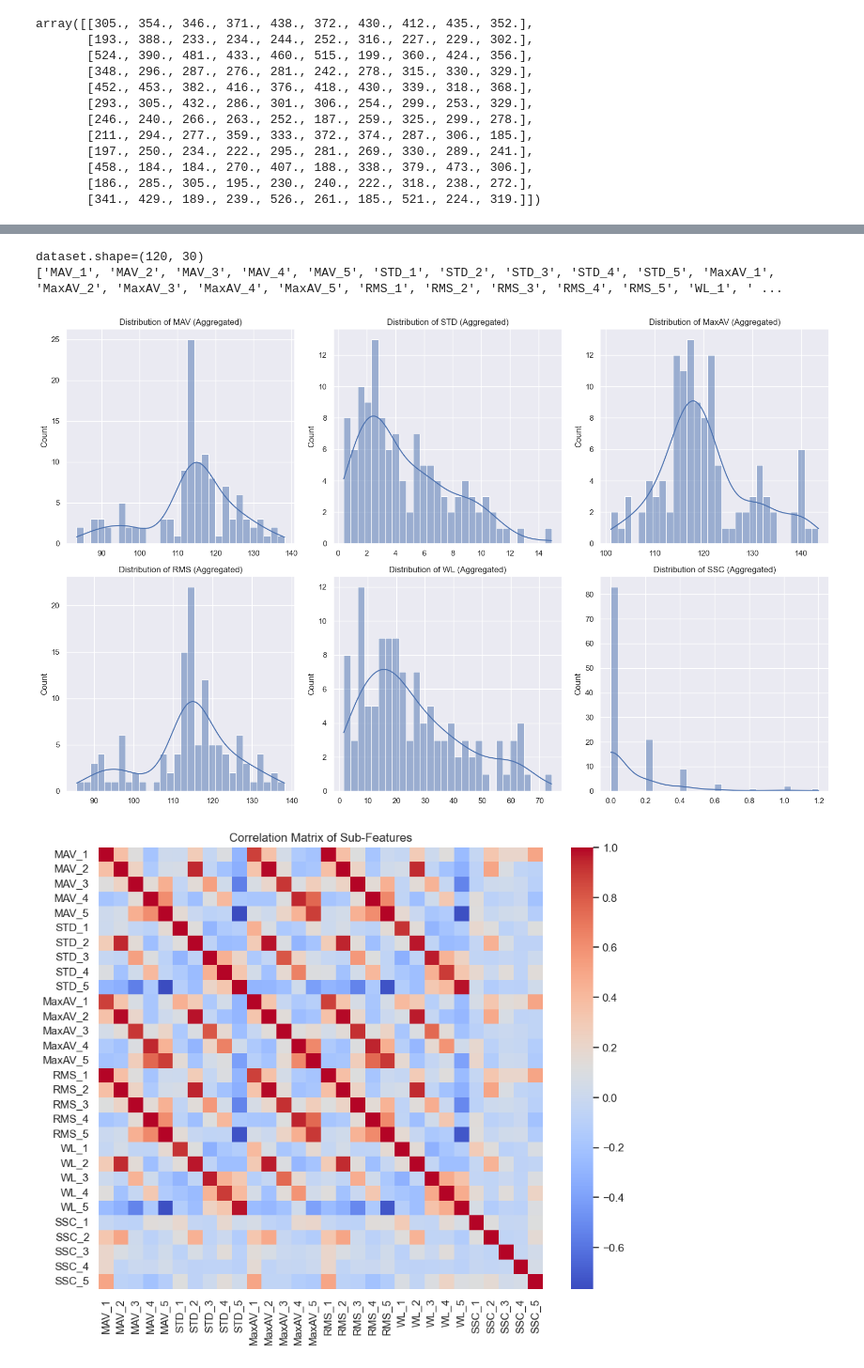
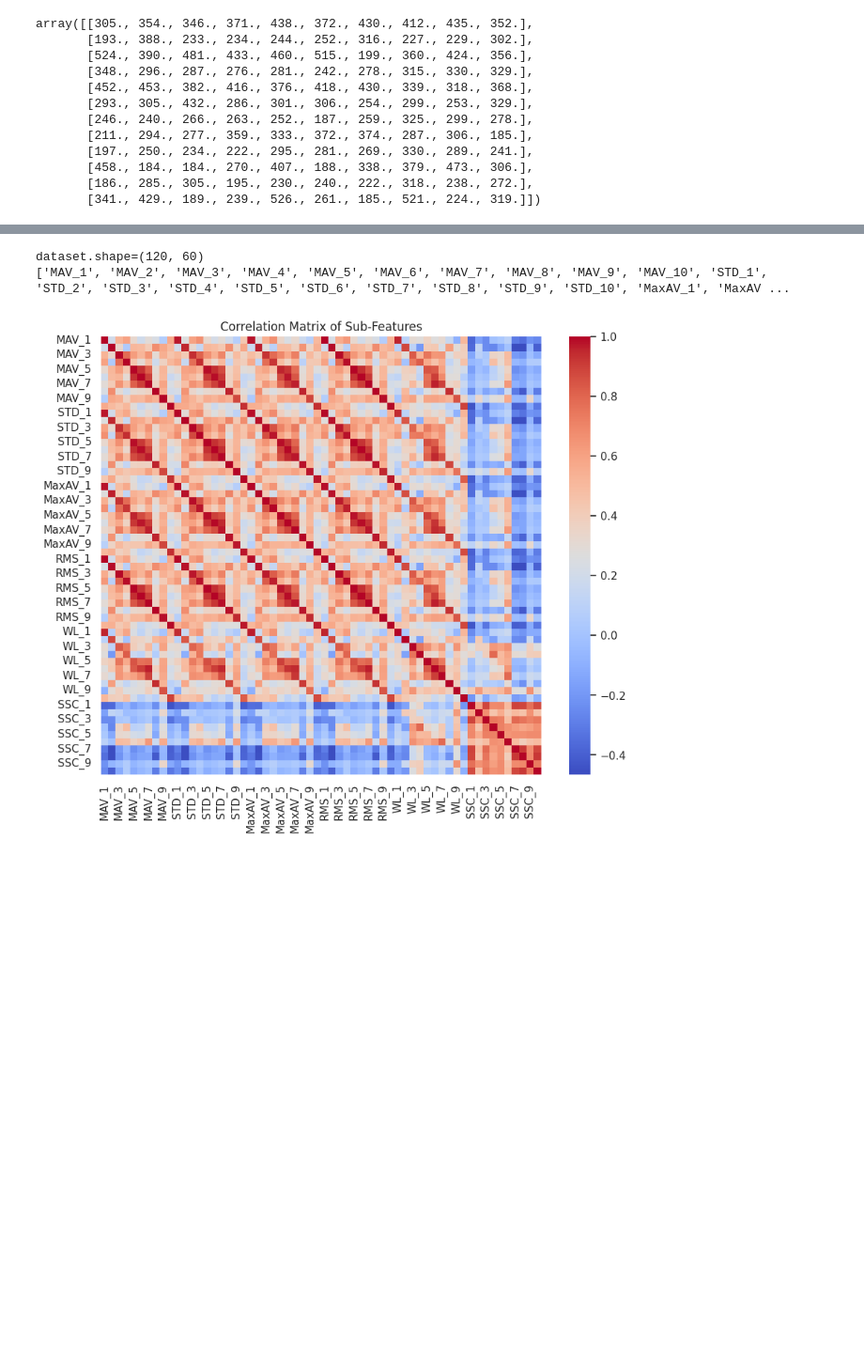
Before and after one commit to YuanshengZhou309/NSSP_Project2, a Jupyter notebook: Miniproject2-Part3.ipynb, the cells around one changed output, grey strips where cells are left out. Shown at 94% size. Saved outputs shown, nothing was run; the diff lists cells and outputs as text; code cells hidden in the pictures; blank space fills up the shorter version.

```diff
--- a/Miniproject2-Part3.ipynb
+++ b/Miniproject2-Part3.ipynb
@@ -288,6 +178,5 @@ def build_dataset_from_ninapro(emg, stimulus, repetition, features=None):
 # %%
 # Define the features
-
 # Mean absolute value (MAV)
 mav = lambda x: np.mean(np.abs(x), axis=0)
 # Standard Deviation (STD)
@@ -301,16 +190,5 @@ wl = lambda x: np.sum(np.abs(np.diff(x, axis=0)), axis=0)
 # Slope sign changes (SSC)
 ssc = lambda x: np.sum((np.diff(x, axis=0)[:-1, :] * np.diff(x, axis=0)[1:, :]) < 0, axis=0)
 
-#Feel free to add more features, e.g. frequency domain features. (See https://doi.org/10.3390/s19204596 and https://doi.org/10.1088/0967-3334/24/2/307)
-
-
-dataset, labels = build_dataset_from_ninapro(
-    emg=emg,
-    stimulus=stimulus,
-    repetition=repetition,
-    features=[mav, std, maxav, rms, wl, ssc]
-    # features=[maxav]
-)
-
-print(f"dataset dimension: {dataset.shape}")
-print(f"labels dimension: {labels.shape}")
+window_width = 400  # 200 ms window
+sliding_step = 100  # 50 ms step
@@ -334,44 +242,43 @@ labels dimension: (120,)
 # %%
 import matplotlib.pyplot as plt
 import seaborn as sns
 import numpy as np
 import pandas as pd
 
 # Assuming `dataset` and `labels` are already built
 feature_names = ["MAV", "STD", "MaxAV", "RMS", "WL", "SSC"]
-expanded_feature_names = [f"{feature}_{i+1}" for feature in feature_names for i in range(5)]
+expanded_feature_names = [f"{feature}_{i+1}" for feature in feature_names for i in range(10)]
 
 # Convert dataset into a DataFrame for easy manipulation and visualization
 print(f'dataset.shape={dataset.shape}')
 print(expanded_feature_names)
 df = pd.DataFrame(dataset, columns=expanded_feature_names)
 df['Label'] = labels
 
-# 1. Distribution of each main feature (aggregate across sub-features)
-plt.figure(figsize=(16, 10))
-for i, feature in enumerate(feature_names):
-    sub_features = [f"{feature}_{j+1}" for j in range(5)]
-    aggregated_values = df[sub_features].mean(axis=1)  # Aggregate sub-feature values
-    plt.subplot(2, 3, i + 1)
-    sns.histplot(aggregated_values, kde=True, bins=30)
-    plt.title(f'Distribution of {feature} (Aggregated)')
-plt.tight_layout()
-plt.show()
+# # 1. Distribution of each main feature (aggregate across sub-features)
+# plt.figure(figsize=(16, 10))
+# for i, feature in enumerate(feature_names):
+#     sub_features = [f"{feature}_{j+1}" for j in range(5)]
+#     aggregated_values = df[sub_features].mean(axis=1)  # Aggregate sub-feature values
+#     plt.subplot(2, 3, i + 1)
+#     sns.histplot(aggregated_values, kde=True, bins=30)
+#     plt.title(f'Distribution of {feature} (Aggregated)')
+# plt.tight_layout()
+# plt.show()
 
 # 2. Correlation Heatmap for all sub-features
 plt.figure(figsize=(10, 8))
 corr_matrix = df[expanded_feature_names].corr()
 sns.heatmap(corr_matrix, annot=False, fmt=".2f", cmap="coolwarm")  # Set `annot=True` for detailed values
 plt.title("Correlation Matrix of Sub-Features")
 plt.show()
 
-# 3. Pairplot for selected sub-features (if data size is manageable)
-# Use first sub-feature of each type for simplicity
-selected_features = [f"{feature}_1" for feature in feature_names]
-sns.pairplot(df, vars=selected_features, hue='Label', palette='tab10', diag_kind='kde')
-plt.show()
+# # 3. Pairplot for selected sub-features (if data size is manageable)
+# # Use first sub-feature of each type for simplicity
+# selected_features = [f"{feature}_1" for feature in feature_names]
+# sns.pairplot(df, vars=selected_features, hue='Label', palette='tab10', diag_kind='kde')
+# plt.show()
 # %% [output]
-dataset.shape=(120, 30)
-['MAV_1', 'MAV_2', 'MAV_3', 'MAV_4', 'MAV_5', 'STD_1', 'STD_2', 'STD_3', 'STD_4', 'STD_5', 'MaxAV_1', 'MaxAV_2', 'MaxAV_3', 'MaxAV_4', 'MaxAV_5', 'RMS_1', 'RMS_2', 'RMS_3', 'RMS_4', 'RMS_5', 'WL_1', ' ...
+dataset.shape=(120, 60)
+['MAV_1', 'MAV_2', 'MAV_3', 'MAV_4', 'MAV_5', 'MAV_6', 'MAV_7', 'MAV_8', 'MAV_9', 'MAV_10', 'STD_1', 'STD_2', 'STD_3', 'STD_4', 'STD_5', 'STD_6', 'STD_7', 'STD_8', 'STD_9', 'STD_10', 'MaxAV_1', 'MaxAV ...
-[figure, old version]
+[figure, new version]
-[figure, removed]
```
Also changed, not shown: parts of 41 cells of this notebook, 2 other files.
